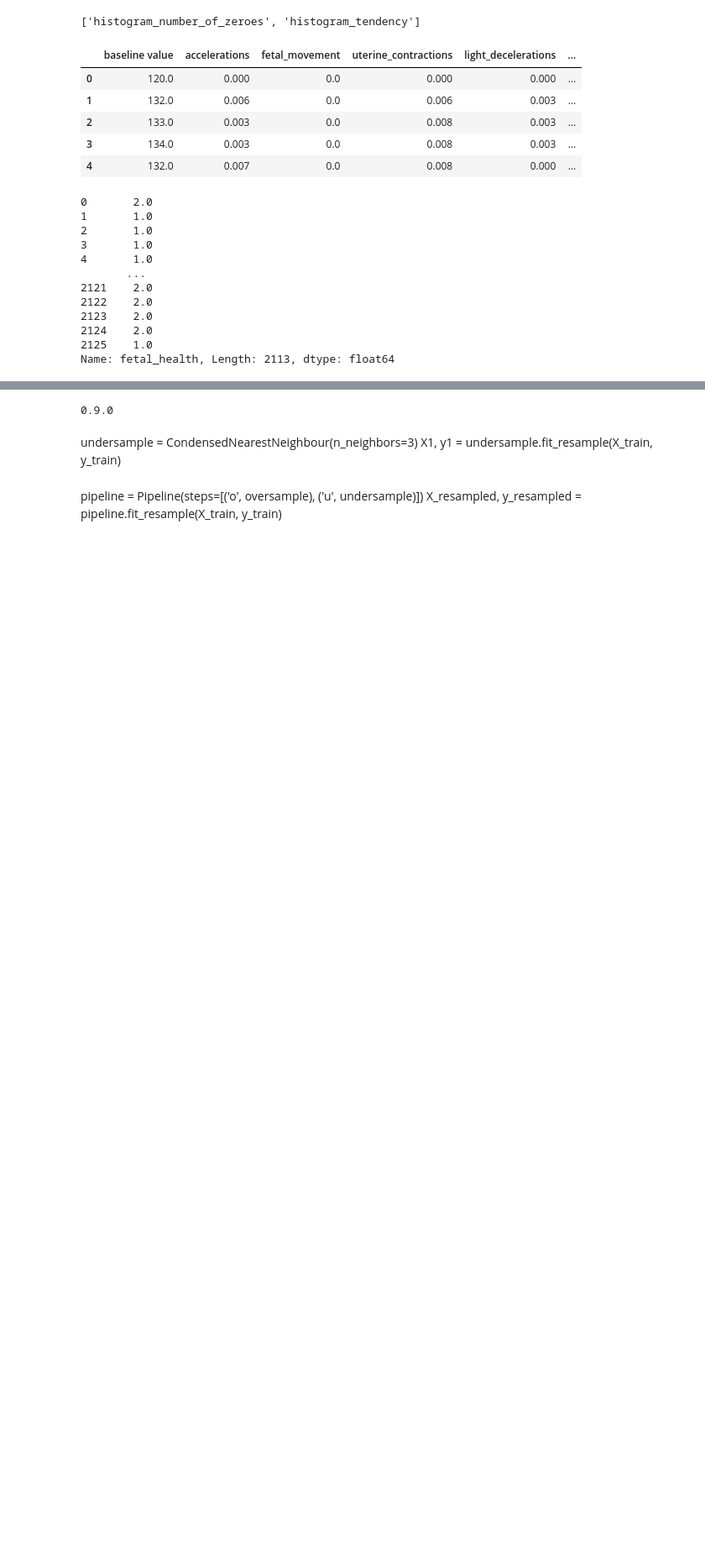
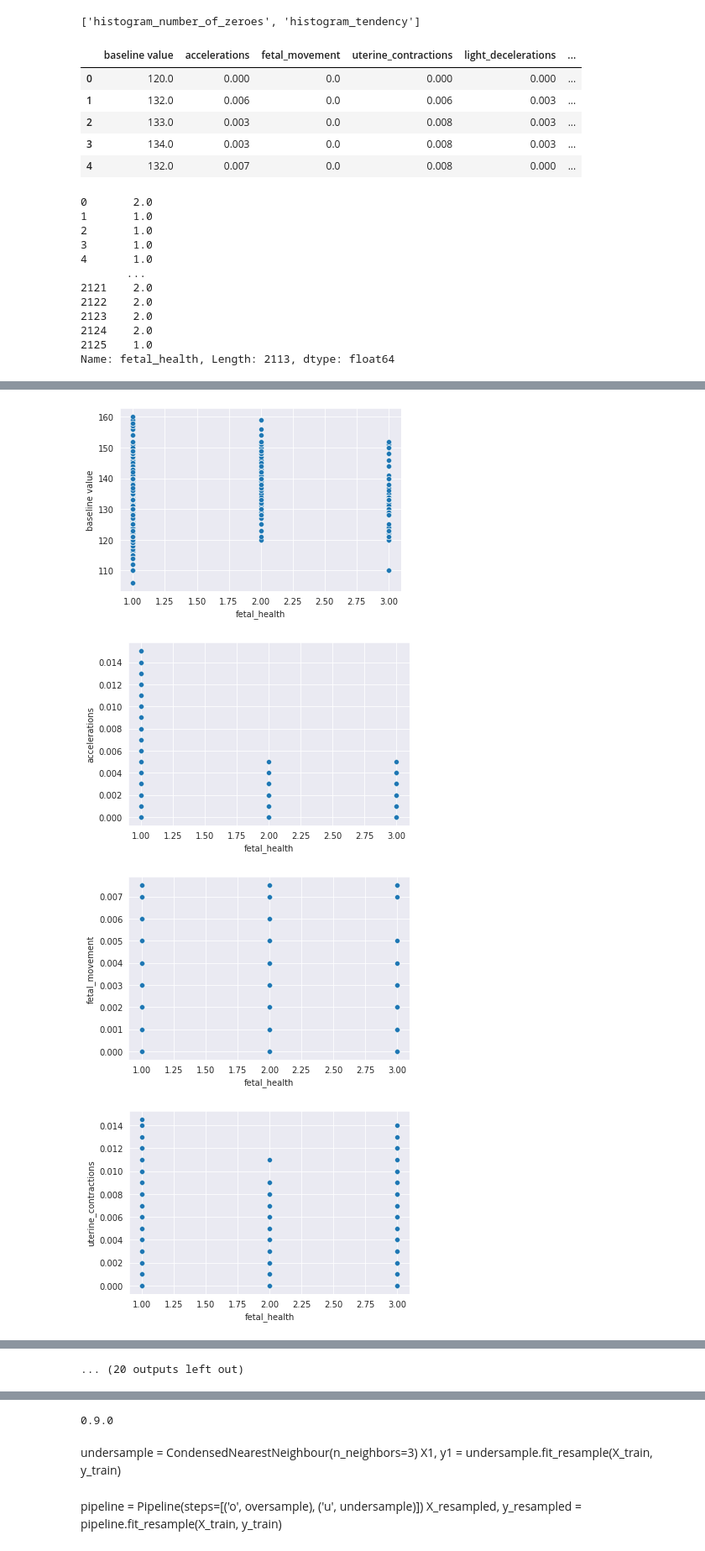
Before and after one commit to Bharathraam99/Kaggle-Practice-Repo, a Jupyter notebook: Fetal-Health.ipynb, the cells around one changed output, grey strips where cells are left out. Shown at 84% size. Drawn from its saved outputs; the diff is of its cells as text; code cells hidden in the pictures; blank space fills up the shorter version.

```diff
--- a/Fetal-Health.ipynb
+++ b/Fetal-Health.ipynb
@@ -132,0 +170,9 @@ sns.heatmap(corr, linewidths=0.1, vmax=1.0, square=False, linecolor='white')
+# %%
+for i in data_outlier.columns:
+    plt.figure()
+    sns.scatterplot('fetal_health',i,data=data_outlier)
+# %% [output]
+[figure, added]
+[figure, added]
+[figure, added]
+[figure, added]
@@ -133,3 +187,4 @@ sns.heatmap(corr, linewidths=0.1, vmax=1.0, square=False, linecolor='white')
+... (20 outputs left out)
 # %%
 X=data_outlier.drop('fetal_health',axis=1)
 y=data_outlier['fetal_health']
```
Also changed, not shown: parts of 23 cells of this notebook.
